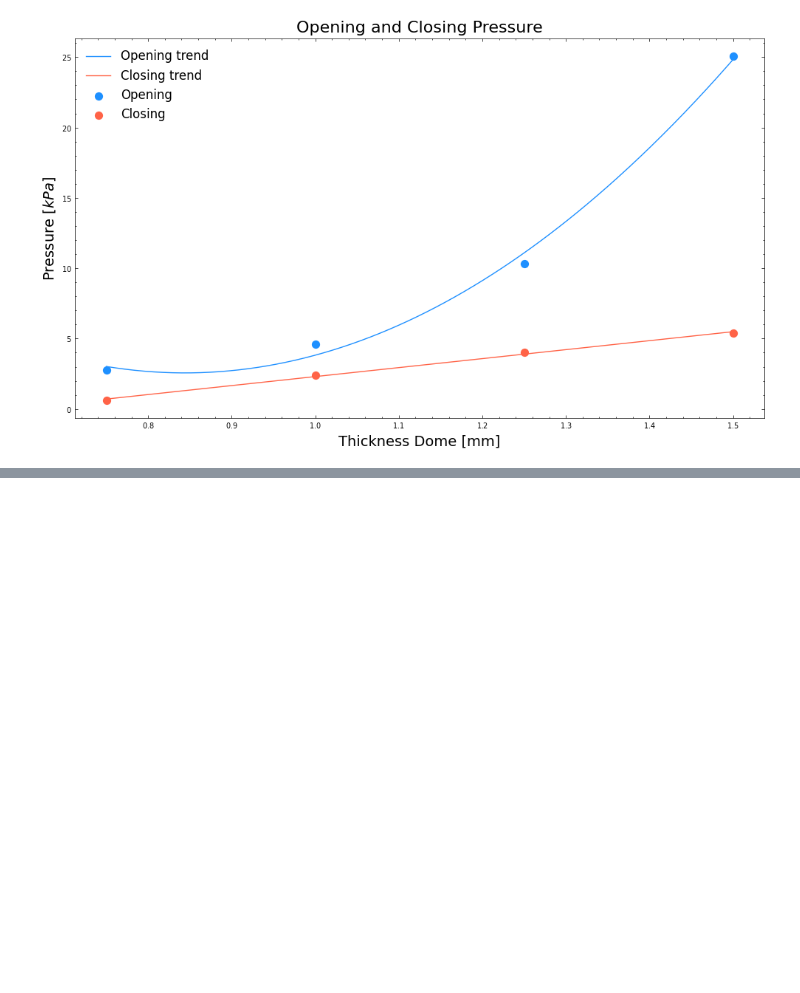
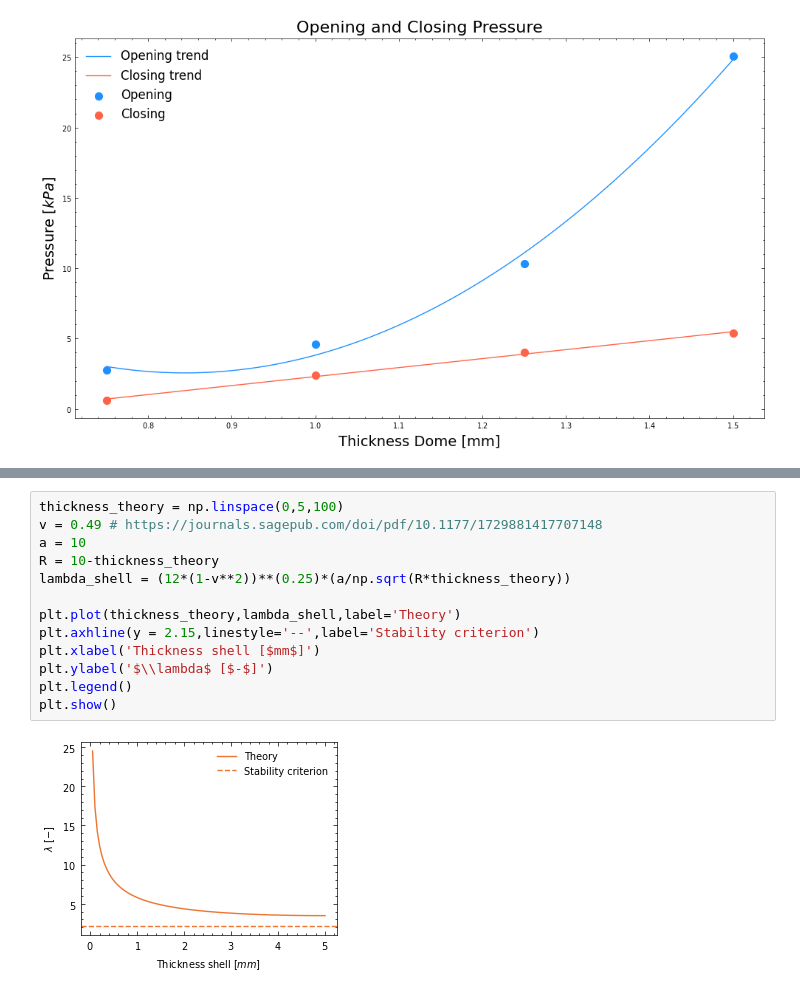
Before and after one commit to Olviel/Thermal_Soft_Robotics, a Jupyter notebook: Thermal_actuation/Experimental/Fluidic/Rothmund_Pressure_release/Valve_leak_test_rothmund_v3.ipynb, the cells around one changed output, grey strips where cells are left out. Cells and saved outputs as stored; diff of their text form; blank space fills up the shorter version.

```diff
--- a/Thermal_actuation/Experimental/Fluidic/Rothmund_Pressure_release/Valve_leak_test_rothmund_v3.ipynb
+++ b/Thermal_actuation/Experimental/Fluidic/Rothmund_Pressure_release/Valve_leak_test_rothmund_v3.ipynb
@@ -686,0 +568,15 @@ plt.show()
+# %%
+thickness_theory = np.linspace(0,5,100)
+v = 0.49 # https://journals.sagepub.com/doi/pdf/10.1177/1729881417707148
+a = 10
+R = 10-thickness_theory
+lambda_shell = (12*(1-v**2))**(0.25)*(a/np.sqrt(R*thickness_theory))
+
+plt.plot(thickness_theory,lambda_shell,label='Theory')
+plt.axhline(y = 2.15,linestyle='--',label='Stability criterion')
+plt.xlabel('Thickness shell [$mm$]')
+plt.ylabel('$\\lambda$ [$-$]')
+plt.legend()
+plt.show()
+# %% [output]
+[figure, added]
```
Also changed, not shown: parts of 15 cells of this notebook.
